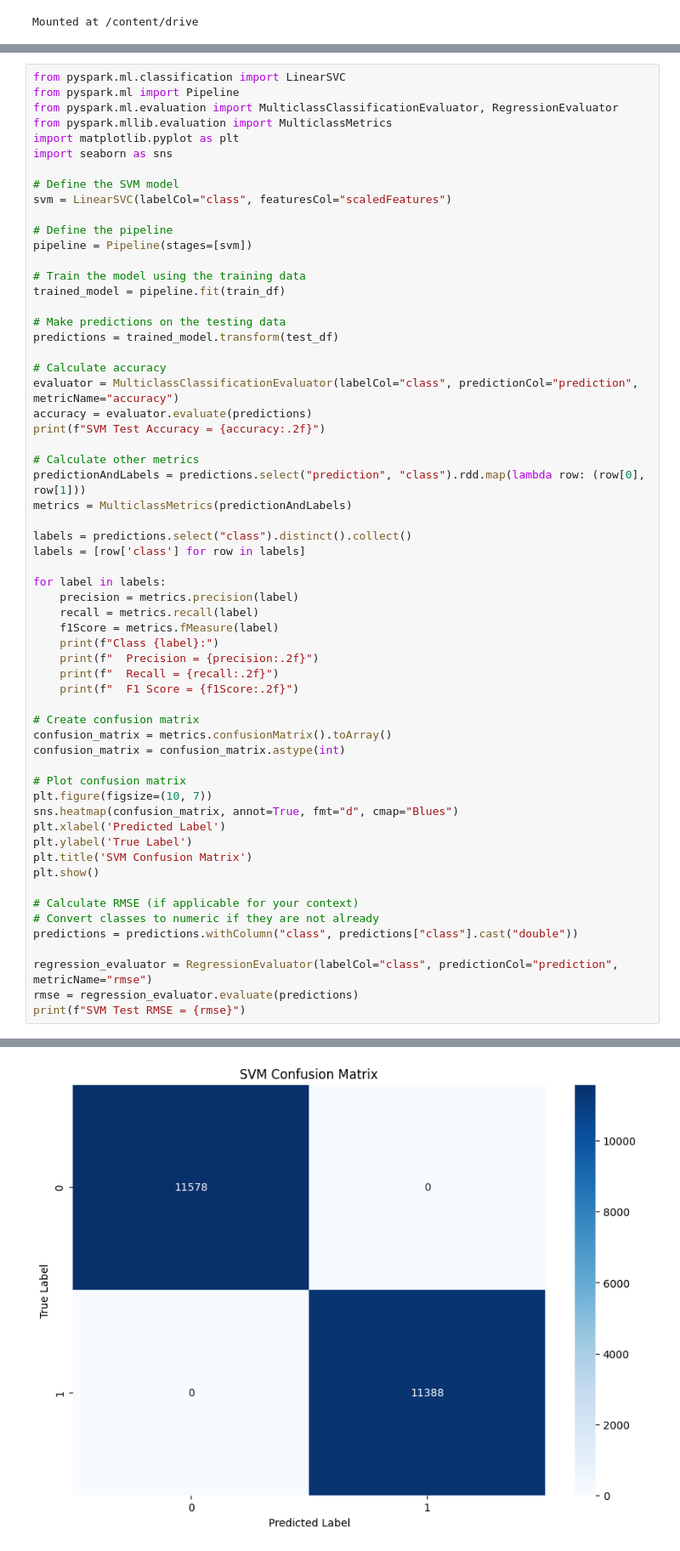
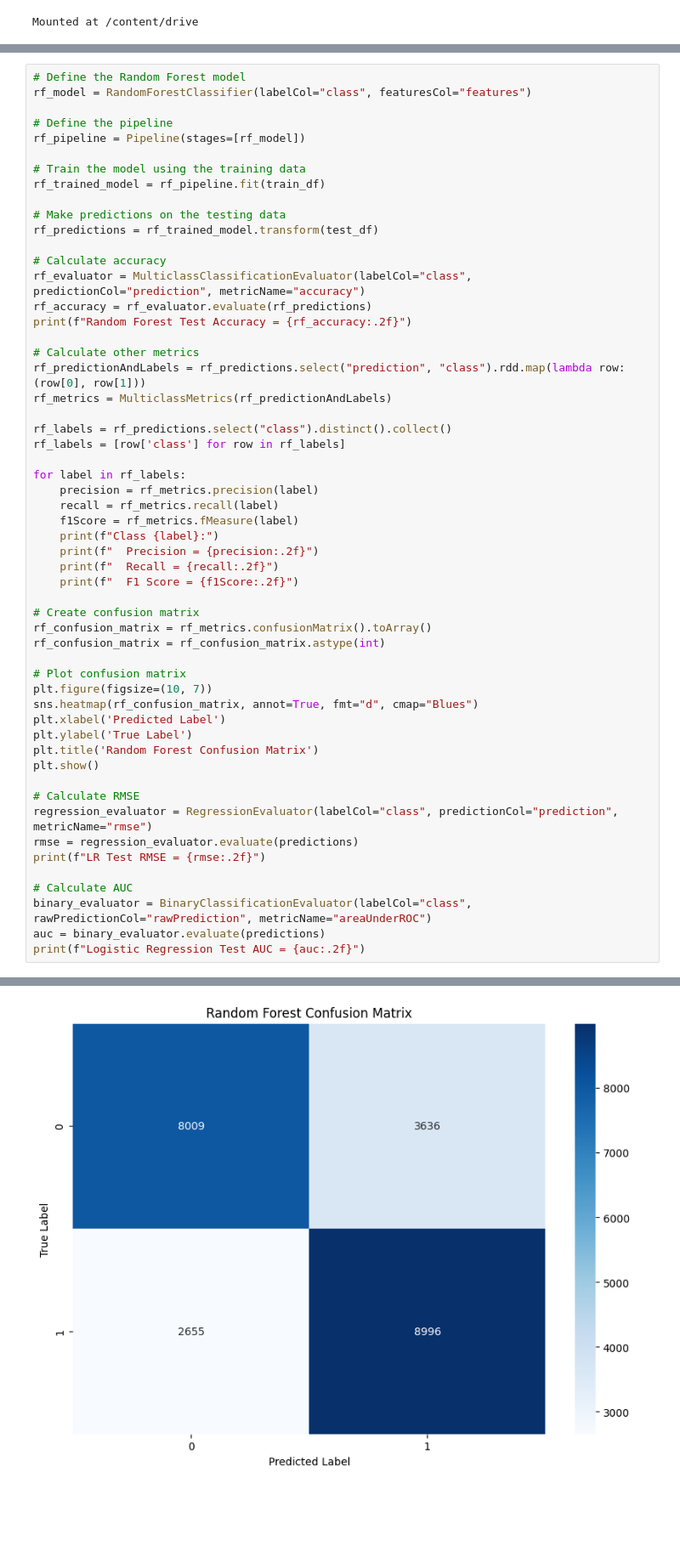
Before and after one commit to nuno5645/processamento_big_data, a Jupyter notebook: feature_eng_models.ipynb, the cells around one changed output, grey strips where cells are left out. Shown: that part at 85% size. Drawn from its saved outputs; the diff is of its cells as text; blank space fills up the shorter version.

```diff
--- a/feature_eng_models.ipynb
+++ b/feature_eng_models.ipynb
@@ -178,61 +328,56 @@ LR Test RMSE = 0.0
 # %%
-from pyspark.ml.classification import LinearSVC
-from pyspark.ml import Pipeline
-from pyspark.ml.evaluation import MulticlassClassificationEvaluator, RegressionEvaluator
-from pyspark.mllib.evaluation import MulticlassMetrics
-import matplotlib.pyplot as plt
-import seaborn as sns
-
-# Define the SVM model
-svm = LinearSVC(labelCol="class", featuresCol="scaledFeatures")
+# Define the Random Forest model
+rf_model = RandomForestClassifier(labelCol="class", featuresCol="features")
 
 # Define the pipeline
-pipeline = Pipeline(stages=[svm])
+rf_pipeline = Pipeline(stages=[rf_model])
 
 # Train the model using the training data
-trained_model = pipeline.fit(train_df)
+rf_trained_model = rf_pipeline.fit(train_df)
 
 # Make predictions on the testing data
-predictions = trained_model.transform(test_df)
+rf_predictions = rf_trained_model.transform(test_df)
 
 # Calculate accuracy
-evaluator = MulticlassClassificationEvaluator(labelCol="class", predictionCol="prediction", metricName="accuracy")
-accuracy = evaluator.evaluate(predictions)
-print(f"SVM Test Accuracy = {accuracy:.2f}")
+rf_evaluator = MulticlassClassificationEvaluator(labelCol="class", predictionCol="prediction", metricName="accuracy")
+rf_accuracy = rf_evaluator.evaluate(rf_predictions)
+print(f"Random Forest Test Accuracy = {rf_accuracy:.2f}")
 
 # Calculate other metrics
-predictionAndLabels = predictions.select("prediction", "class").rdd.map(lambda row: (row[0], row[1]))
-metrics = MulticlassMetrics(predictionAndLabels)
+rf_predictionAndLabels = rf_predictions.select("prediction", "class").rdd.map(lambda row: (row[0], row[1]))
+rf_metrics = MulticlassMetrics(rf_predictionAndLabels)
 
-labels = predictions.select("class").distinct().collect()
-labels = [row['class'] for row in labels]
+rf_labels = rf_predictions.select("class").distinct().collect()
+rf_labels = [row['class'] for row in rf_labels]
 
-for label in labels:
-    precision = metrics.precision(label)
-    recall = metrics.recall(label)
-    f1Score = metrics.fMeasure(label)
+for label in rf_labels:
+    precision = rf_metrics.precision(label)
+    recall = rf_metrics.recall(label)
+    f1Score = rf_metrics.fMeasure(label)
     print(f"Class {label}:")
     print(f"  Precision = {precision:.2f}")
     print(f"  Recall = {recall:.2f}")
     print(f"  F1 Score = {f1Score:.2f}")
 
 # Create confusion matrix
-confusion_matrix = metrics.confusionMatrix().toArray()
-confusion_matrix = confusion_matrix.astype(int)
+rf_confusion_matrix = rf_metrics.confusionMatrix().toArray()
+rf_confusion_matrix = rf_confusion_matrix.astype(int)
 
 # Plot confusion matrix
 plt.figure(figsize=(10, 7))
-sns.heatmap(confusion_matrix, annot=True, fmt="d", cmap="Blues")
+sns.heatmap(rf_confusion_matrix, annot=True, fmt="d", cmap="Blues")
 plt.xlabel('Predicted Label')
 plt.ylabel('True Label')
-plt.title('SVM Confusion Matrix')
+plt.title('Random Forest Confusion Matrix')
 plt.show()
 
-# Calculate RMSE (if applicable for your context)
-# Convert classes to numeric if they are not already
-predictions = predictions.withColumn("class", predictions["class"].cast("double"))
-
+# Calculate RMSE
 regression_evaluator = RegressionEvaluator(labelCol="class", predictionCol="prediction", metricName="rmse")
 rmse = regression_evaluator.evaluate(predictions)
-print(f"SVM Test RMSE = {rmse}")
+print(f"LR Test RMSE = {rmse:.2f}")
+
+# Calculate AUC
+binary_evaluator = BinaryClassificationEvaluator(labelCol="class", rawPredictionCol="rawPrediction", metricName="areaUnderROC")
+auc = binary_evaluator.evaluate(predictions)
+print(f"Logistic Regression Test AUC = {auc:.2f}")
 # %% [output]
@@ -248 +393 @@ Class 1.0:
-[figure, old version]
+[figure, new version]
```
Also changed, not shown: parts of 11 cells of this notebook.
